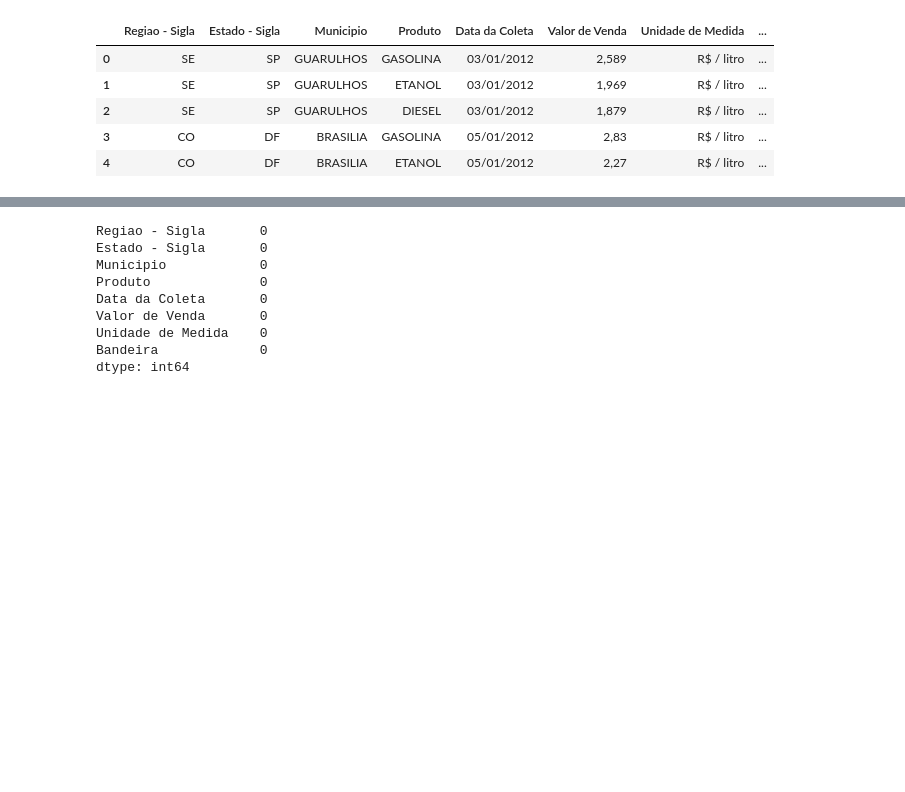
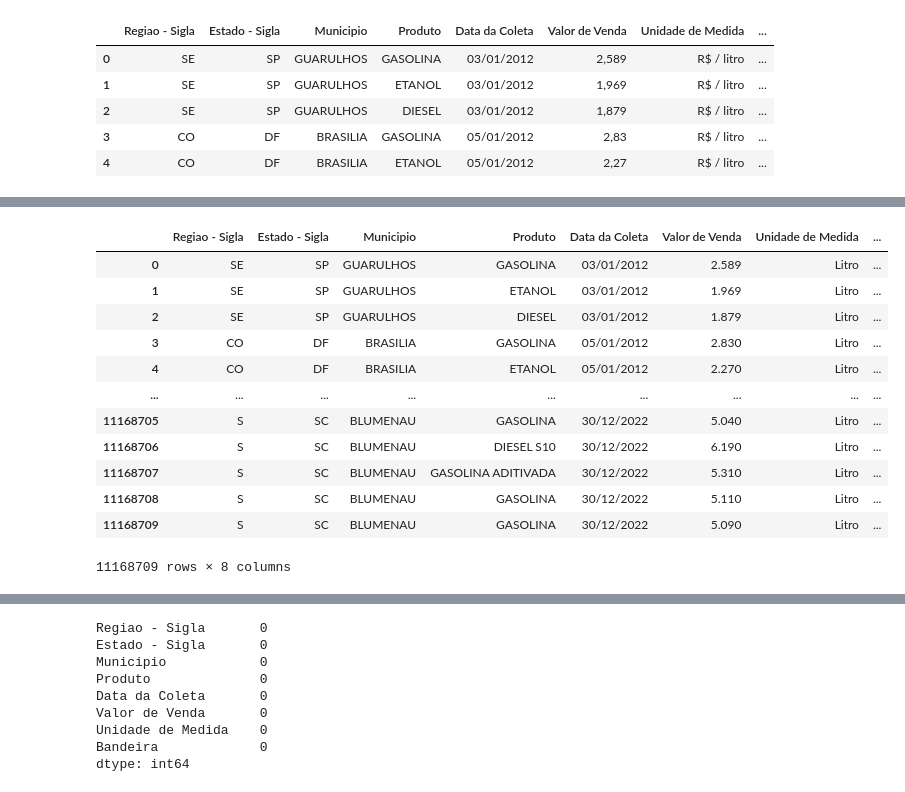
Before and after one commit to Jacksonvieira431/combustiveis_automotivos, a Jupyter notebook: Analise.ipynb, the cells around one changed output, grey strips where cells are left out. Drawn from its saved outputs; the diff is of its cells as text; code cells hidden in the pictures; blank space fills up the shorter version.

```diff
--- a/Analise.ipynb
+++ b/Analise.ipynb
@@ -88,0 +137,16 @@ combustiveis_automotivos_df = combustiveis_automotivos_df.dropna(axis=0)
+# %%
+combustiveis_automotivos_df
+# %% [output]
+|  | Regiao - Sigla | Estado - Sigla | Municipio | Produto | Data da Coleta | Valor de Venda | Unidade de Medida | ... |
+| 0 | SE | SP | GUARULHOS | GASOLINA | 03/01/2012 | 2.589 | Litro | ... |
+| 1 | SE | SP | GUARULHOS | ETANOL | 03/01/2012 | 1.969 | Litro | ... |
+| 2 | SE | SP | GUARULHOS | DIESEL | 03/01/2012 | 1.879 | Litro | ... |
+| 3 | CO | DF | BRASILIA | GASOLINA | 05/01/2012 | 2.830 | Litro | ... |
+| 4 | CO | DF | BRASILIA | ETANOL | 05/01/2012 | 2.270 | Litro | ... |
+| ... | ... | ... | ... | ... | ... | ... | ... | ... |
+| 11168705 | S | SC | BLUMENAU | GASOLINA | 30/12/2022 | 5.040 | Litro | ... |
+| 11168706 | S | SC | BLUMENAU | DIESEL S10 | 30/12/2022 | 6.190 | Litro | ... |
+| 11168707 | S | SC | BLUMENAU | GASOLINA ADITIVADA | 30/12/2022 | 5.310 | Litro | ... |
+| 11168708 | S | SC | BLUMENAU | GASOLINA | 30/12/2022 | 5.110 | Litro | ... |
+| 11168709 | S | SC | BLUMENAU | GASOLINA | 30/12/2022 | 5.090 | Litro | ... |
+11168709 rows × 8 columns
```
Also changed, not shown: parts of 18 cells of this notebook.
